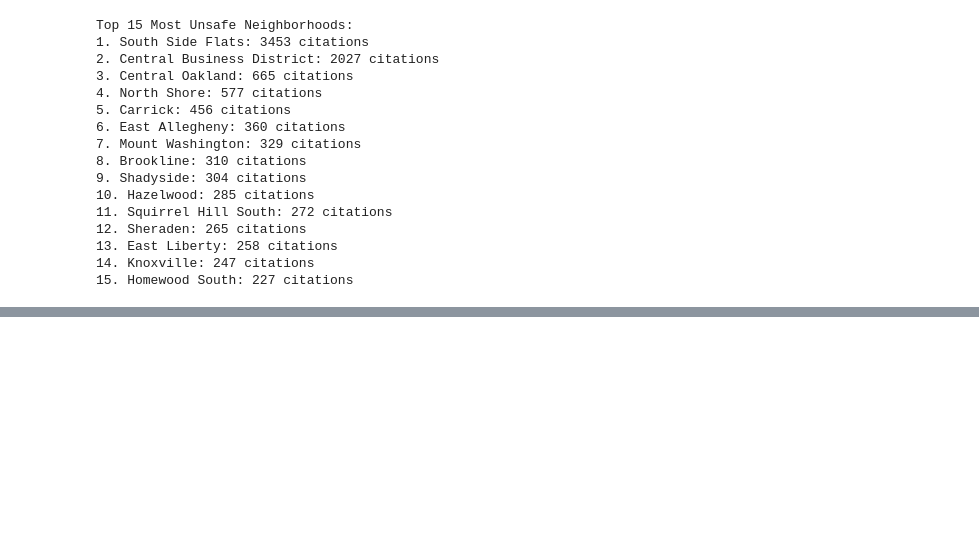
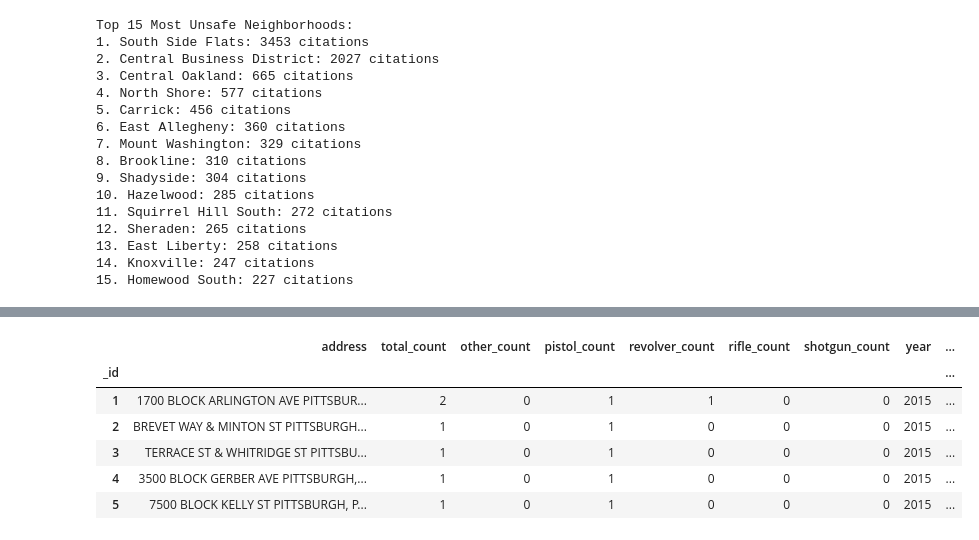
Before and after one commit to ajmitchell07/Final-Project-Best-Pittsburgh-Neighborhood-, a Jupyter notebook: Final-Notebook.ipynb, the cells around one changed output, grey strips where cells are left out. Cells and saved outputs as stored; diff of their text form; code cells hidden in the pictures; blank space fills up the shorter version.

```diff
--- a/Final-Notebook.ipynb
+++ b/Final-Notebook.ipynb
@@ -116,0 +128,10 @@ Top 15 Most Unsafe Neighborhoods:
+# %%
+data.head()
+# %% [output]
+|  | address | total_count | other_count | pistol_count | revolver_count | rifle_count | shotgun_count | year | ... |
+| _id |  |  |  |  |  |  |  |  | ... |
+| 1 | 1700 BLOCK ARLINGTON AVE PITTSBUR... | 2 | 0 | 1 | 1 | 0 | 0 | 2015 | ... |
+| 2 | BREVET WAY & MINTON ST PITTSBURGH... | 1 | 0 | 1 | 0 | 0 | 0 | 2015 | ... |
+| 3 | TERRACE ST & WHITRIDGE ST PITTSBU... | 1 | 0 | 1 | 0 | 0 | 0 | 2015 | ... |
+| 4 | 3500 BLOCK GERBER AVE PITTSBURGH,... | 1 | 0 | 1 | 0 | 0 | 0 | 2015 | ... |
+| 5 | 7500 BLOCK KELLY ST PITTSBURGH, P... | 1 | 0 | 1 | 0 | 0 | 0 | 2015 | ... |
```
Also changed, not shown: parts of 9 cells of this notebook, 1 other file.
